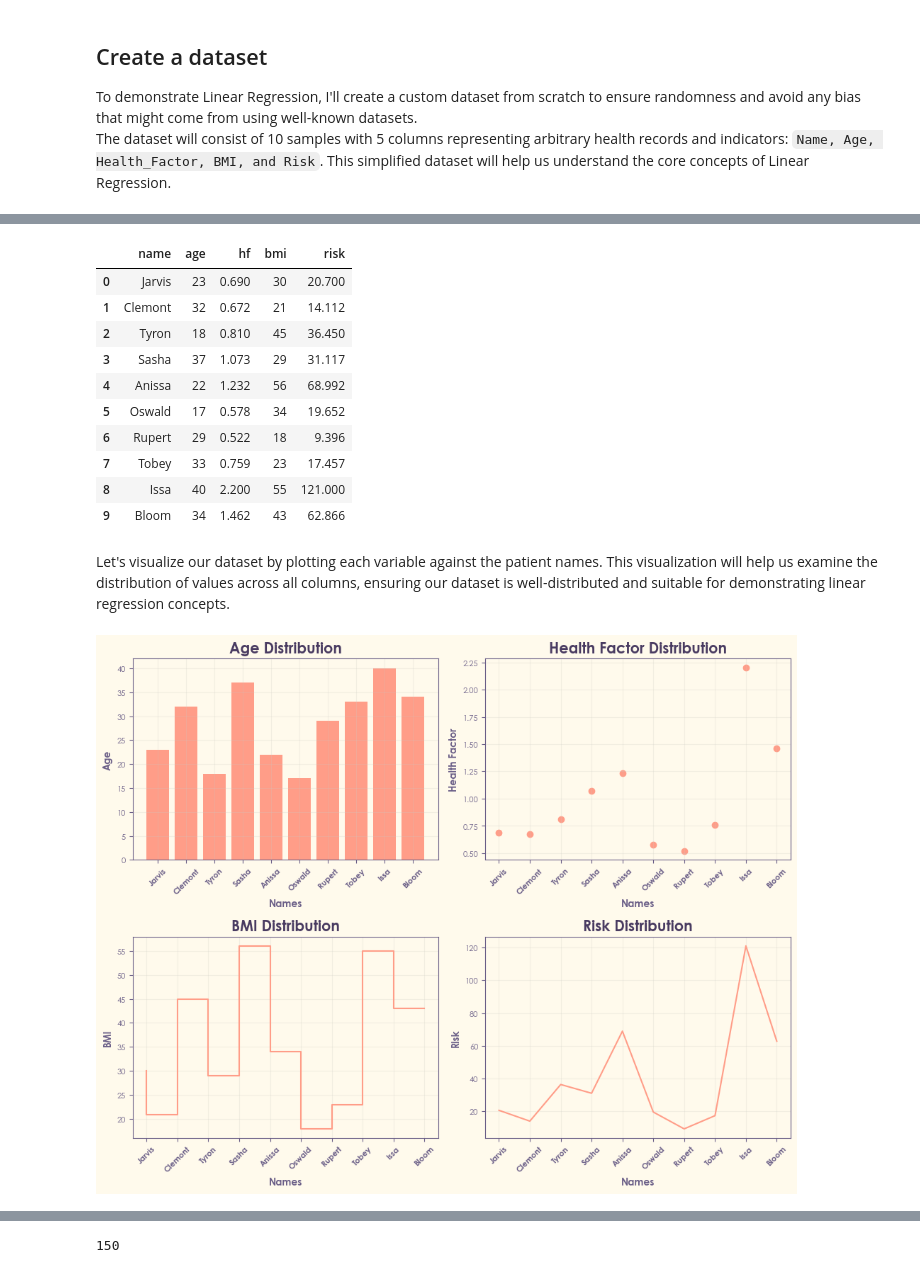
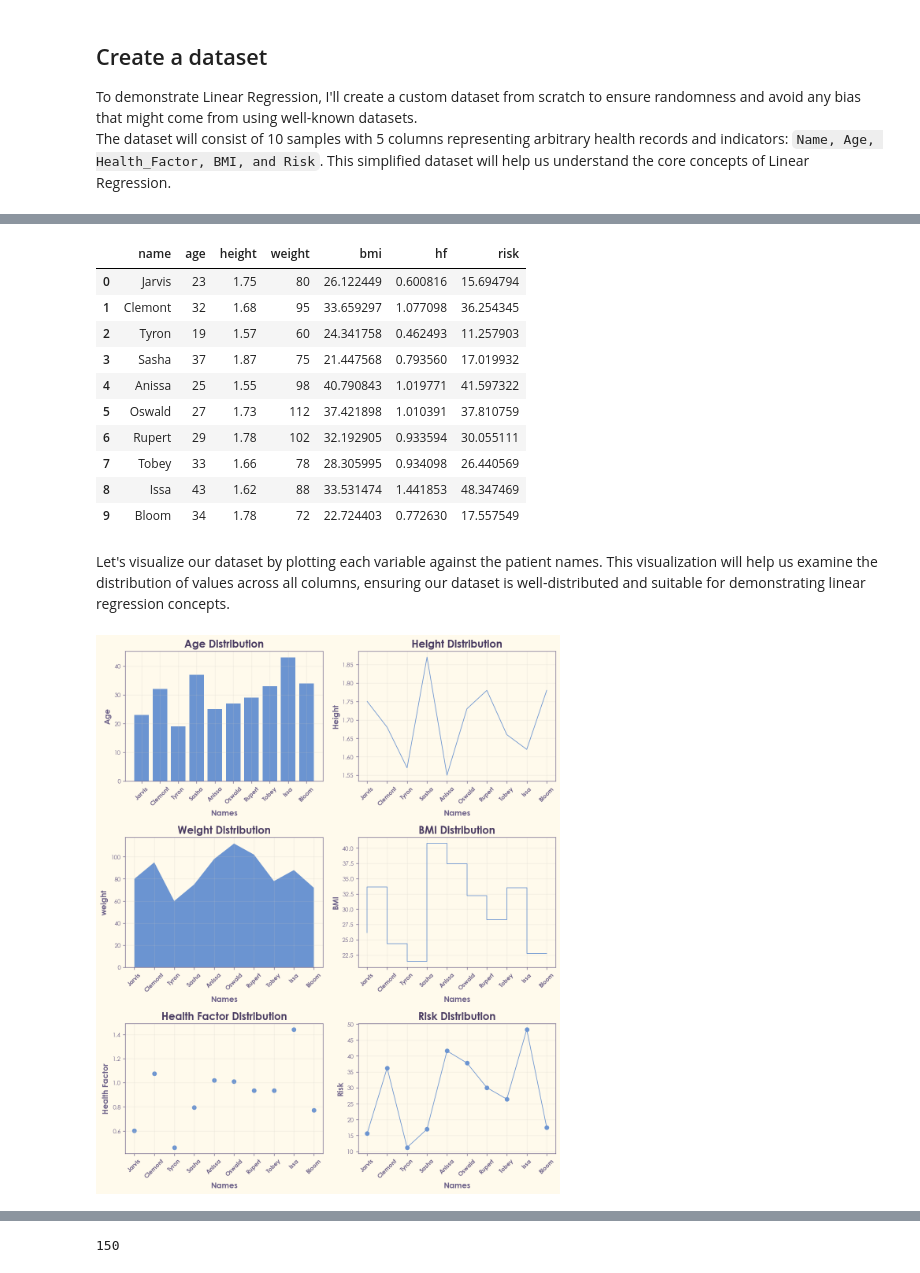
Before and after one commit to Mubashir42884/Machine-Learning-Odyssey-Bias-to-Brilliance, a Jupyter notebook: Fundamental ML/01. Linear Regression.ipynb, the cells around one changed output, grey strips where cells are left out. Drawn from its saved outputs; the diff is of its cells as text; code cells hidden in the pictures.

```diff
--- a/Fundamental ML/01. Linear Regression.ipynb
+++ b/Fundamental ML/01. Linear Regression.ipynb
@@ -60,59 +81,74 @@ print(name,'\n',age,'\n',health_factor,'\n',bmi,'\n',risk)
 # %%
-data = {'name': name, 'age': age, 'hf': health_factor, 'bmi': bmi, 'risk': risk}
-df = pd.DataFrame(data)
+df = pd.DataFrame({'name': name, 'age': age, 'height': height, 'weight': weight, 'bmi': bmi, 'hf': health_factor, 'risk': risk})
 df
 # %% [output]
-|  | name | age | hf | bmi | risk |
-| 0 | Jarvis | 23 | 0.690 | 30 | 20.700 |
-| 1 | Clemont | 32 | 0.672 | 21 | 14.112 |
-| 2 | Tyron | 18 | 0.810 | 45 | 36.450 |
-| 3 | Sasha | 37 | 1.073 | 29 | 31.117 |
-| 4 | Anissa | 22 | 1.232 | 56 | 68.992 |
-| 5 | Oswald | 17 | 0.578 | 34 | 19.652 |
-| 6 | Rupert | 29 | 0.522 | 18 | 9.396 |
-| 7 | Tobey | 33 | 0.759 | 23 | 17.457 |
-| 8 | Issa | 40 | 2.200 | 55 | 121.000 |
-| 9 | Bloom | 34 | 1.462 | 43 | 62.866 |
+|  | name | age | height | weight | bmi | hf | risk |
+| 0 | Jarvis | 23 | 1.75 | 80 | 26.122449 | 0.600816 | 15.694794 |
+| 1 | Clemont | 32 | 1.68 | 95 | 33.659297 | 1.077098 | 36.254345 |
+| 2 | Tyron | 19 | 1.57 | 60 | 24.341758 | 0.462493 | 11.257903 |
+| 3 | Sasha | 37 | 1.87 | 75 | 21.447568 | 0.793560 | 17.019932 |
+| 4 | Anissa | 25 | 1.55 | 98 | 40.790843 | 1.019771 | 41.597322 |
+| 5 | Oswald | 27 | 1.73 | 112 | 37.421898 | 1.010391 | 37.810759 |
+| 6 | Rupert | 29 | 1.78 | 102 | 32.192905 | 0.933594 | 30.055111 |
+| 7 | Tobey | 33 | 1.66 | 78 | 28.305995 | 0.934098 | 26.440569 |
+| 8 | Issa | 43 | 1.62 | 88 | 33.531474 | 1.441853 | 48.347469 |
+| 9 | Bloom | 34 | 1.78 | 72 | 22.724403 | 0.772630 | 17.557549 |
 # %% [markdown]
 Let's visualize our dataset by plotting each variable against the patient names. This visualization will help us examine the distribution of values across all columns, ensuring our dataset is well-distributed and suitable for demonstrating linear regression concepts.
 # %%
-plt.figure(figsize=(10, 8))  # Adjusted height for better aspect ratio
+plt.figure(figsize=(10, 12))  # Adjusted height for better aspect ratio
 
 # AGE vs NAME
-plt.subplot(2, 2, 1)
+plt.subplot(3, 2, 1)
 plt.bar(df['name'], df['age'])
 plt.ylabel('Age')
 plt.xlabel('Names')
 plt.xticks(rotation=45, weight='bold')
 plt.title('Age Distribution')
 
+# HEIGHT vs NAME
+plt.subplot(3, 2, 2)
+plt.plot(df['name'], df['height'])
+plt.ylabel('Height')
+plt.xlabel('Names')
+plt.xticks(rotation=45, weight='bold')
+plt.title('Height Distribution')
+
+# WEIGHT vs NAME
+plt.subplot(3, 2, 3)
+plt.stackplot(df['name'], df['weight'])
+plt.ylabel('weight')
+plt.xlabel('Names')
+plt.xticks(rotation=45, weight='bold')
+plt.title('Weight Distribution')
+
+# BMI vs NAME
+plt.subplot(3, 2, 4)
+plt.step(df['name'], df['bmi'])
+plt.ylabel('BMI')
+plt.xlabel('Names')
+plt.xticks(rotation=45, weight='bold')
+plt.title('BMI Distribution')
+
 # HEALTH_FACTOR vs NAME
-plt.subplot(2, 2, 2)
+plt.subplot(3, 2, 5)
 plt.scatter(df['name'], df['hf'])
 plt.ylabel('Health Factor')
 plt.xlabel('Names')
 plt.xticks(rotation=45, weight='bold')
 plt.title('Health Factor Distribution')
 
-# BMI vs NAME
-plt.subplot(2, 2, 3)
-plt.step(df['name'], df['bmi'])
-plt.ylabel('BMI')
-plt.xlabel('Names')
-plt.xticks(rotation=45, weight='bold')
-plt.title('BMI Distribution')
-
 # RISK vs NAME
-plt.subplot(2, 2, 4)
-plt.plot(df['name'], df['risk'], '-')
+plt.subplot(3, 2, 6)
+plt.plot(df['name'], df['risk'], 'o-')
 plt.ylabel('Risk')
 plt.xlabel('Names')
 plt.xticks(rotation=45, weight='bold')
 plt.title('Risk Distribution')
 
 # Adjust layout to prevent overlapping
 plt.tight_layout()
 plt.show()
 # %% [output]
-[figure, old version]
+[figure, new version]
 # %%
```
Also changed, not shown: parts of 18 cells of this notebook, 2 other files.
